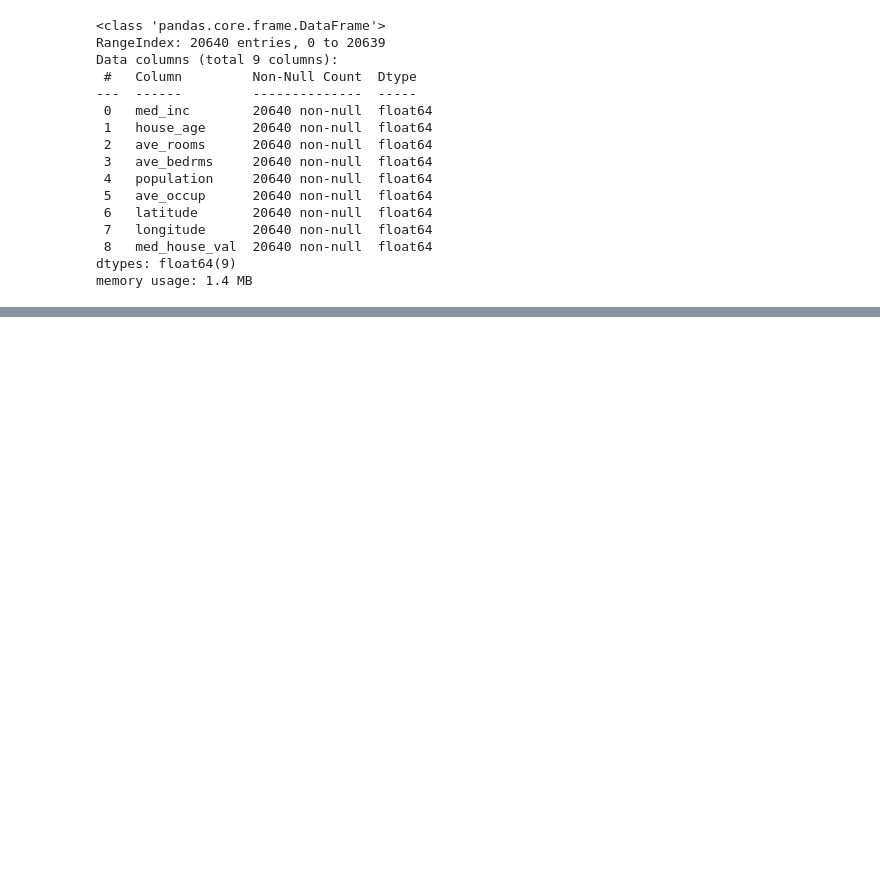
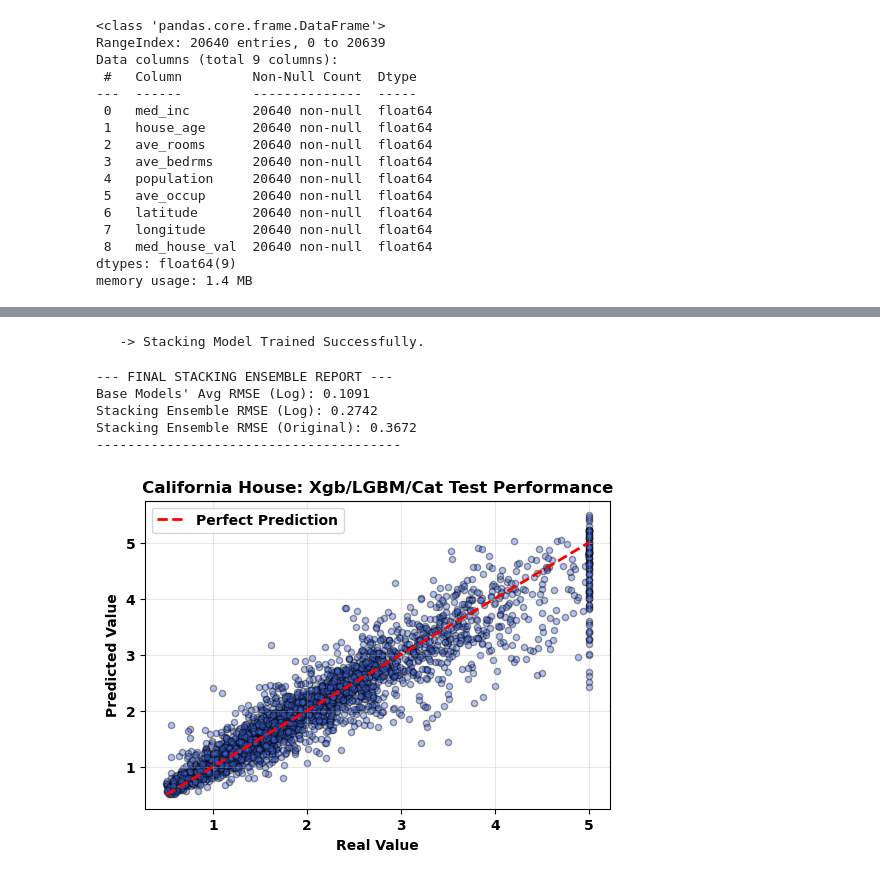
Before and after one commit to Wazard/Machine-Learning, a Jupyter notebook: 2025-12-09/xgb_lgbm_cat_california.ipynb, the cells around one changed output, grey strips where cells are left out. Saved outputs shown, nothing was run; the diff lists cells and outputs as text; code cells hidden in the pictures; blank space fills up the shorter version.

Commit message:
PCA + more stacking regressors trials

```diff
--- a/2025-12-09/xgb_lgbm_cat_california.ipynb
+++ b/2025-12-09/xgb_lgbm_cat_california.ipynb
@@ -448,0 +620,13 @@ Stacking Ensemble RMSE (Original Price Scale): 0.3884
+# %%
+from sklearn.linear_model import RidgeCV
+
+stacking_model = StackingRegressor(
+    estimators=estimators,
+    final_estimator=RidgeCV(),
+    cv=5,
+    n_jobs=-1
+)
+
+# 4. Train the Stacker on the full SCALED and LOG-TRANSFORMED training data
+# This is the final and most critical step.
+stacking_model.fit(X_train_scaled_df, y_train_full_log)
@@ -448,0 +730,39 @@ Stacking Ensemble RMSE (Original Price Scale): 0.3884
+# %%
+
+print("   -> Stacking Model Trained Successfully.")
+
+# --- 6. Prediction and Evaluation ---
+
+# 1. Predict on the scaled test set
+# The prediction output is in the log scale
+y_pred_log_stacked = stacking_model.predict(X_test_scaled_df)
+
+# 2. Inverse Transform predictions to original scale
+y_pred_final_stacked = np.expm1(y_pred_log_stacked)
+
+# 3. Evaluate the final result
+
+final_stacking_rmse = root_mean_squared_error(y_test, y_pred_final_stacked)
+final_stacking_log_rmse = root_mean_squared_error(y_test, y_pred_log_stacked)
+# %% [output]
+   -> Stacking Model Trained Successfully.
+# %%
+
+final_stacking_rmse = root_mean_squared_error(y_test, y_pred_final_stacked)
+final_stacking_log_rmse = root_mean_squared_error(y_test, y_pred_log_stacked)
+
+print("\n--- FINAL STACKING ENSEMBLE REPORT ---")
+print(f"Base Models' Avg RMSE (Log): {(study_xgb.best_value + study_lgbm.best_value + study_cat.best_value) / 3:.4f}")
+print(f"Stacking Ensemble RMSE (Log): {final_stacking_log_rmse-1:.4f}")
+print(f"Stacking Ensemble RMSE (Original): {final_stacking_rmse:.4f}")
+print("---------------------------------------")
+
+
+fig, ax = functions.get_prediction_graph({'California House: Xgb/LGBM/Cat':(None, y_pred_final_stacked)}, y_test=y_test)
+# %% [output]
+--- FINAL STACKING ENSEMBLE REPORT ---
+Base Models' Avg RMSE (Log): 0.1091
+Stacking Ensemble RMSE (Log): 0.2742
+Stacking Ensemble RMSE (Original): 0.3672
+---------------------------------------
+[figure, added]
```
Also changed, not shown: parts of 18 cells of this notebook, 1 other file.
